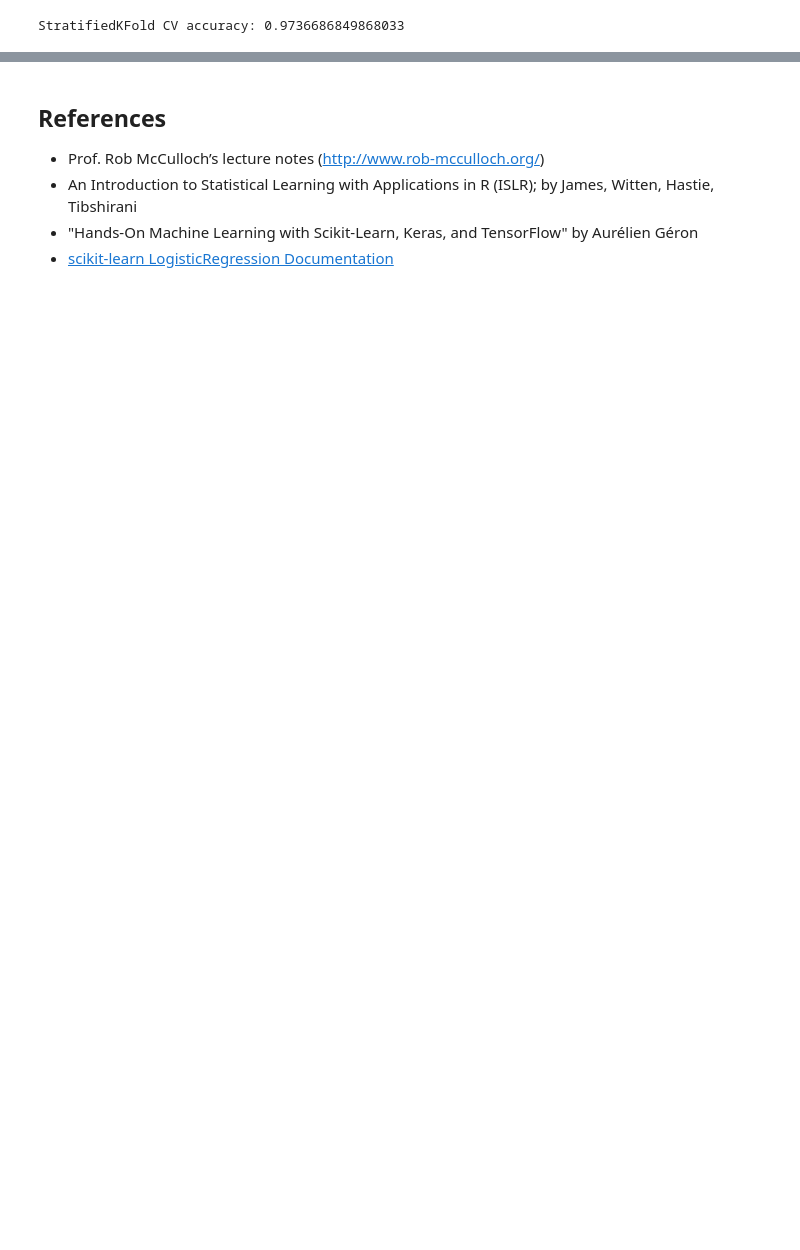
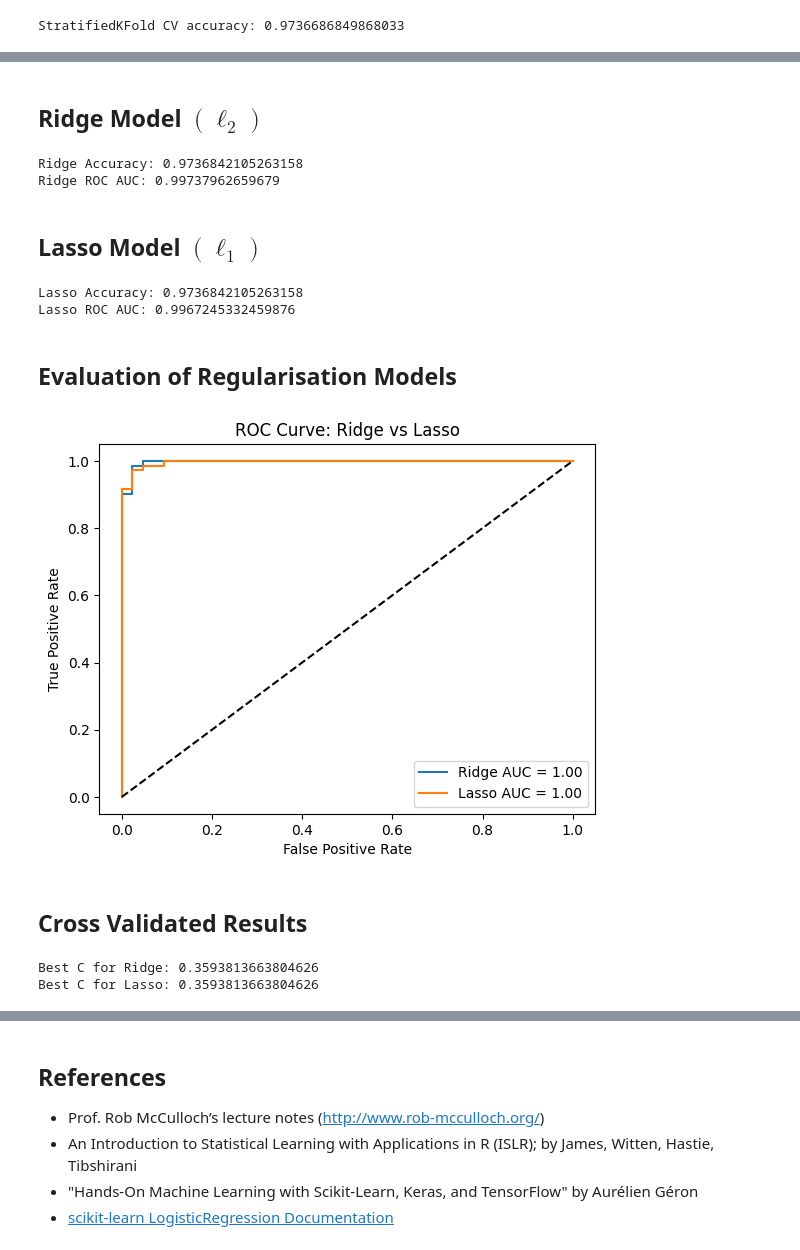
Before and after one commit to mickeyadd/my_risk_toolkit, a Jupyter notebook: Machine Learning Notes/Classification Models/Logistic Regression.ipynb, the cells around one changed output, grey strips where cells are left out. Saved outputs shown, nothing was run; the diff lists cells and outputs as text; code cells hidden in the pictures; blank space fills up the shorter version.

```diff
--- a/Machine Learning Notes/Classification Models/Logistic Regression.ipynb
+++ b/Machine Learning Notes/Classification Models/Logistic Regression.ipynb
@@ -567,0 +583,67 @@ Use `GridSearchCV` to find the best combination.
+# %% [markdown]
+## Ridge Model $(\ell_2)$
+# %%
+# Ridge Logistic Regression
+ridge_model = LogisticRegression(penalty='l2', C=1.0, solver='liblinear')
+ridge_model.fit(X_train_scaled, y_train)
+
+# Predict
+y_pred_ridge = ridge_model.predict(X_test_scaled)
+y_prob_ridge = ridge_model.predict_proba(X_test_scaled)[:, 1]
+
+# Evaluate
+print("Ridge Accuracy:", accuracy_score(y_test, y_pred_ridge))
+print("Ridge ROC AUC:", roc_auc_score(y_test, y_prob_ridge))
+# %% [output]
+Ridge Accuracy: 0.9736842105263158
+Ridge ROC AUC: 0.99737962659679
+# %% [markdown]
+## Lasso Model $(\ell_1)$
+# %%
+# Lasso Logistic Regression
+lasso_model = LogisticRegression(penalty='l1', C=1.0, solver='liblinear')
+lasso_model.fit(X_train_scaled, y_train)
+
+# Predict
+y_pred_lasso = lasso_model.predict(X_test_scaled)
+y_prob_lasso = lasso_model.predict_proba(X_test_scaled)[:, 1]
+
+# Evaluate
+print("Lasso Accuracy:", accuracy_score(y_test, y_pred_lasso))
+print("Lasso ROC AUC:", roc_auc_score(y_test, y_prob_lasso))
+# %% [output]
+Lasso Accuracy: 0.9736842105263158
+Lasso ROC AUC: 0.9967245332459876
+# %% [markdown]
+## Evaluation of Regularisation Models
+# %%
+fpr_ridge, tpr_ridge, _ = roc_curve(y_test, y_prob_ridge)
+fpr_lasso, tpr_lasso, _ = roc_curve(y_test, y_prob_lasso)
+
+plt.plot(fpr_ridge, tpr_ridge, label=f'Ridge AUC = {roc_auc_score(y_test, y_prob_ridge):.2f}')
+plt.plot(fpr_lasso, tpr_lasso, label=f'Lasso AUC = {roc_auc_score(y_test, y_prob_lasso):.2f}')
+plt.plot([0, 1], [0, 1], 'k--')
+plt.xlabel("False Positive Rate")
+plt.ylabel("True Positive Rate")
+plt.title("ROC Curve: Ridge vs Lasso")
+plt.legend()
+plt.show()
+# %% [output]
+[figure, added]
+# %% [markdown]
+## Cross Validated Results
+# %%
+from sklearn.linear_model import LogisticRegressionCV
+
+# Logistic Regression with CV for Ridge (L2)
+ridge_cv_model = LogisticRegressionCV(Cs=10, penalty='l2', solver='liblinear', cv=5)
+ridge_cv_model.fit(X_train_scaled, y_train)
+print("Best C for Ridge:", ridge_cv_model.C_[0])
+
+# Logistic Regression with CV for Lasso (L1)
+lasso_cv_model = LogisticRegressionCV(Cs=10, penalty='l1', solver='liblinear', cv=5)
+lasso_cv_model.fit(X_train_scaled, y_train)
+print("Best C for Lasso:", lasso_cv_model.C_[0])
+# %% [output]
+Best C for Ridge: 0.3593813663804626
+Best C for Lasso: 0.3593813663804626
```
Also changed, not shown: parts of 35 cells of this notebook, 2 other files.
